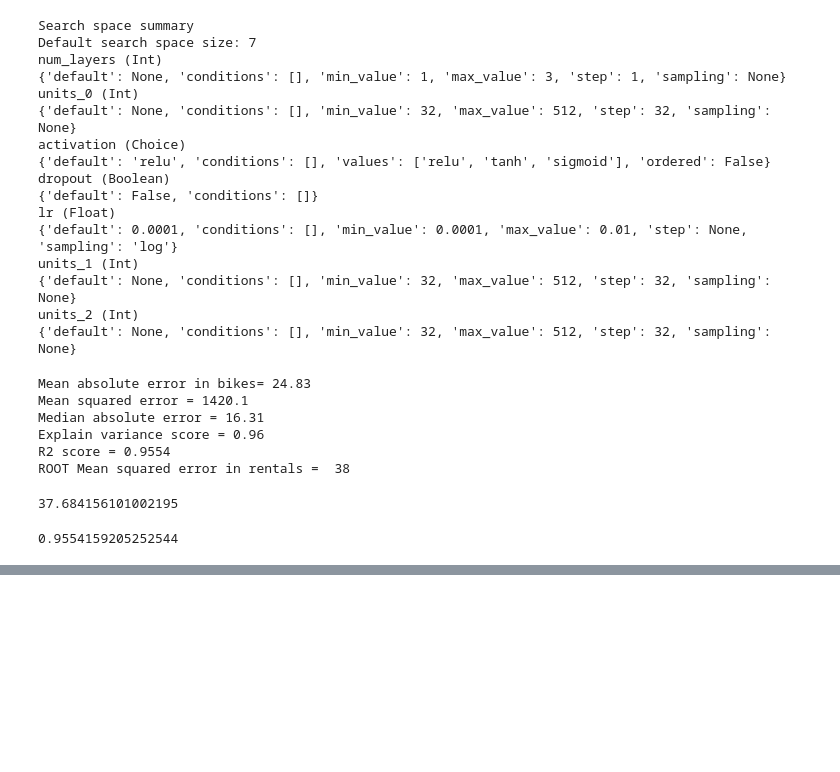
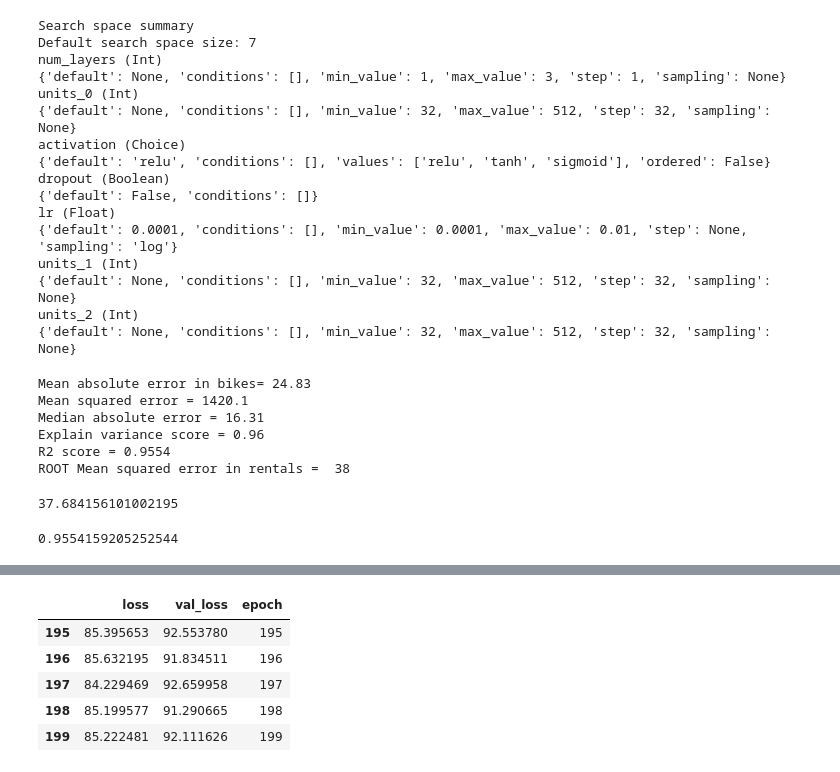
Before and after one commit to carlosdgerez/machine_learning, a Jupyter notebook: module4/sixtAproach.ipynb, the cells around one changed output, grey strips where cells are left out. Drawn from its saved outputs; the diff is of its cells as text; code cells hidden in the pictures; blank space fills up the shorter version.

```diff
--- a/module4/sixtAproach.ipynb
+++ b/module4/sixtAproach.ipynb
@@ -1028,0 +1058,11 @@ KeyboardInterrupt: ignored
+# %%
+hist = pd.DataFrame(history.history)
+hist['epoch'] = history.epoch
+hist.tail()
+# %% [output]
+|  | loss | val_loss | epoch |
+| 195 | 85.395653 | 92.553780 | 195 |
+| 196 | 85.632195 | 91.834511 | 196 |
+| 197 | 84.229469 | 92.659958 | 197 |
+| 198 | 85.199577 | 91.290665 | 198 |
+| 199 | 85.222481 | 92.111626 | 199 |
```
Also changed, not shown: parts of 10 cells of this notebook.
